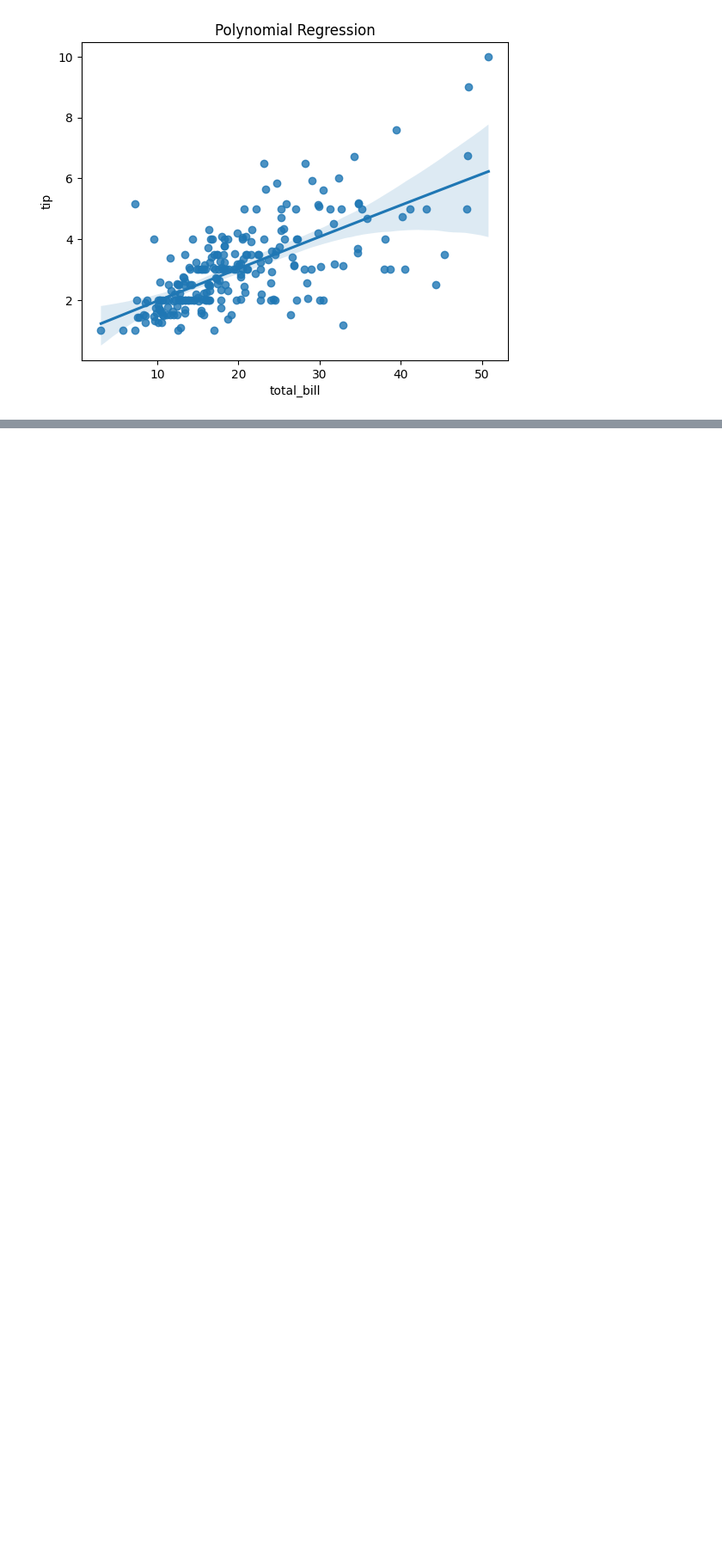
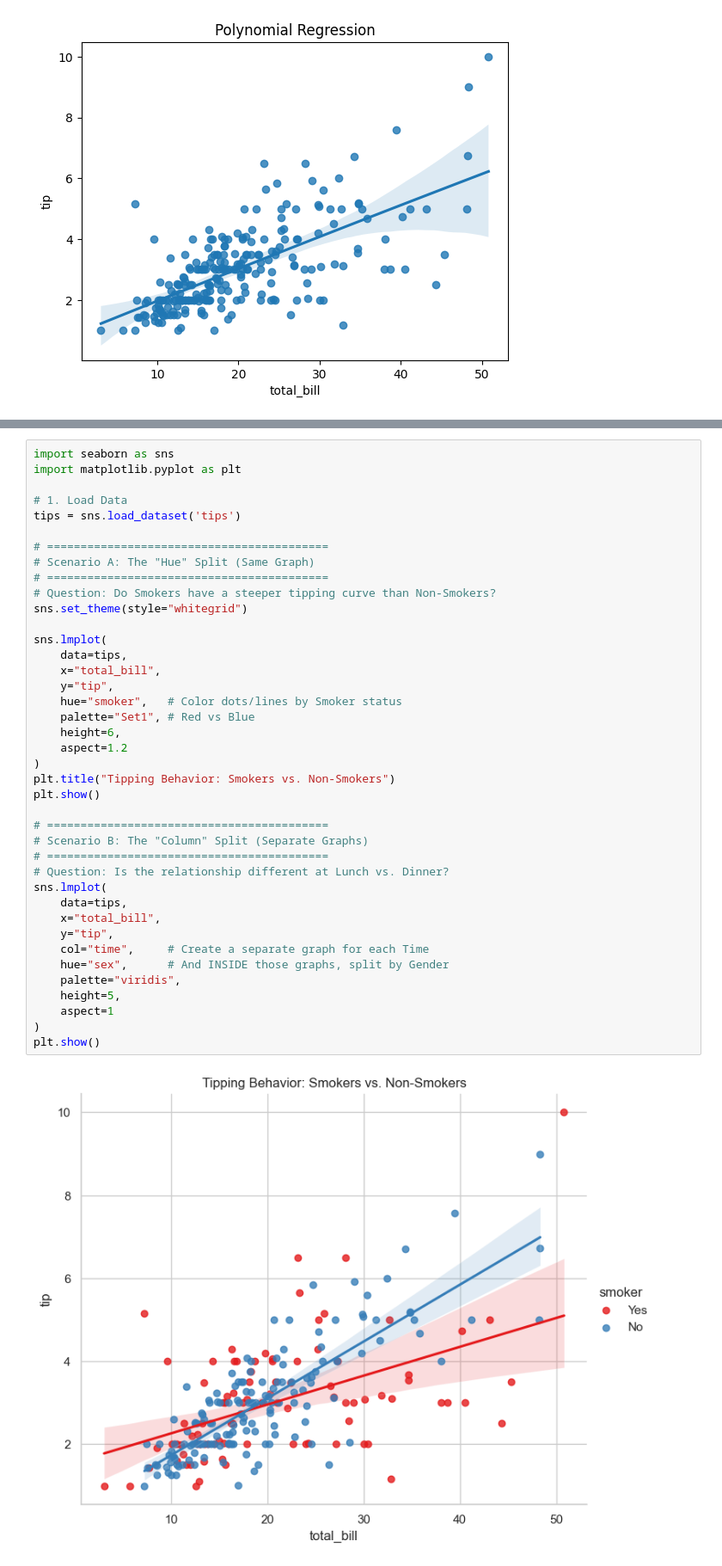
Before and after one commit to Subodhoraw/Python-revive, a Jupyter notebook: Q&A/python_details/seaborn1/INTERMEDIATESEA.IPYNB, the cells around one changed output, grey strips where cells are left out. Shown at 86% size. Saved outputs shown, nothing was run; the diff lists cells and outputs as text; blank space fills up the shorter version.

```diff
--- a/Q&A/python_details/seaborn1/INTERMEDIATESEA.IPYNB
+++ b/Q&A/python_details/seaborn1/INTERMEDIATESEA.IPYNB
@@ -126,0 +132,42 @@ Text(40.81, 8.0, 'Big Spender!')
+# %%
+import seaborn as sns
+import matplotlib.pyplot as plt
+
+# 1. Load Data
+tips = sns.load_dataset('tips')
+
+# ==========================================
+# Scenario A: The "Hue" Split (Same Graph)
+# ==========================================
+# Question: Do Smokers have a steeper tipping curve than Non-Smokers?
+sns.set_theme(style="whitegrid")
+
+sns.lmplot(
+    data=tips,
+    x="total_bill",
+    y="tip",
+    hue="smoker",   # Color dots/lines by Smoker status
+    palette="Set1", # Red vs Blue
+    height=6,
+    aspect=1.2
+)
+plt.title("Tipping Behavior: Smokers vs. Non-Smokers")
+plt.show()
+
+# ==========================================
+# Scenario B: The "Column" Split (Separate Graphs)
+# ==========================================
+# Question: Is the relationship different at Lunch vs. Dinner?
+sns.lmplot(
+    data=tips,
+    x="total_bill",
+    y="tip",
+    col="time",     # Create a separate graph for each Time
+    hue="sex",      # And INSIDE those graphs, split by Gender
+    palette="viridis",
+    height=5,
+    aspect=1
+)
+plt.show()
+# %% [output]
+[figure, added]
```
Also changed, not shown: parts of 3 cells of this notebook.
